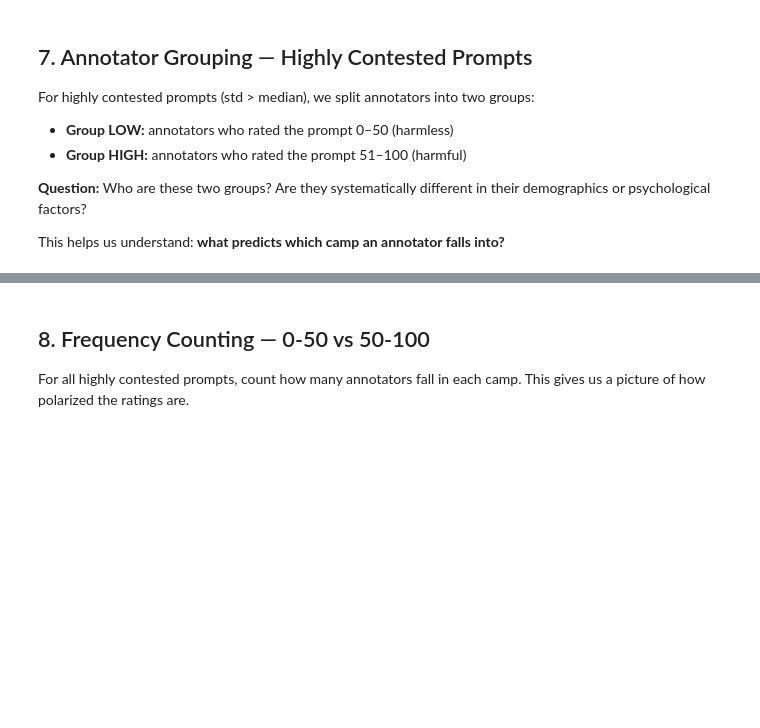
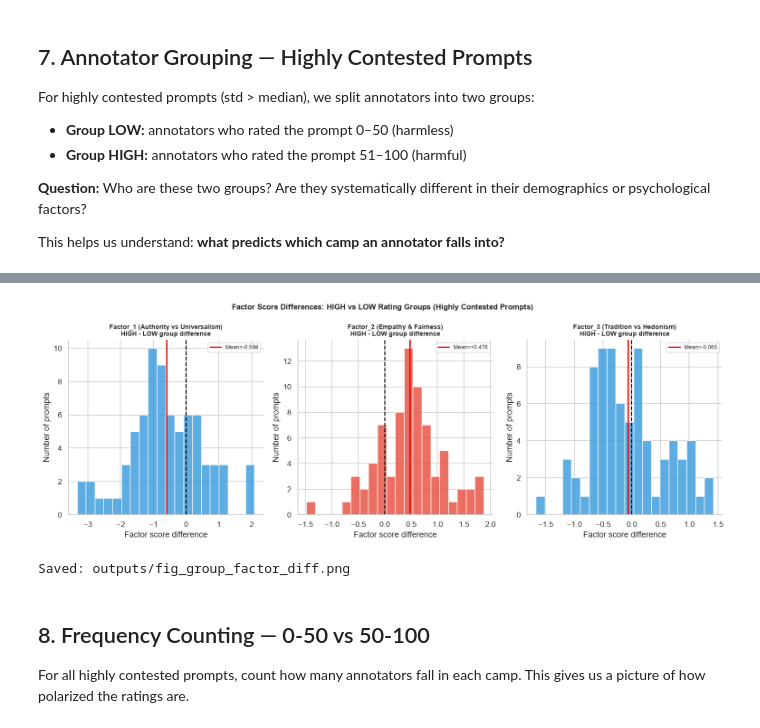
Before and after one commit to guldenakkuss/PluriHarms-release, a Jupyter notebook: notebooks/CorrelationAnalysis.ipynb, the cells around one changed output, grey strips where cells are left out. Drawn from its saved outputs; the diff is of its cells as text; code cells hidden in the pictures; blank space fills up the shorter version.

```diff
--- a/notebooks/CorrelationAnalysis.ipynb
+++ b/notebooks/CorrelationAnalysis.ipynb
@@ -493,35 +587,32 @@ else:
 # %%
-# Visualize factor differences
 fig, axes = plt.subplots(1, 3, figsize=(14, 5))
 
 factors = ['Factor1_diff', 'Factor2_diff', 'Factor3_diff']
-titles  = ['Factor_1
-(Authority vs Universalism)',
-           'Factor_2
-(Empathy & Fairness)',
-           'Factor_3
-(Tradition vs Hedonism)']
+titles  = ['Factor_1 (Authority vs Universalism)',
+           'Factor_2 (Empathy & Fairness)',
+           'Factor_3 (Tradition vs Hedonism)']
 colors  = ['#e74c3c' if group_df[f].mean() > 0 else '#3498db' for f in factors]
 
 for ax, factor, title, color in zip(axes, factors, titles, colors):
     ax.hist(group_df[factor], bins=20, color=color, edgecolor='white', alpha=0.8)
     ax.axvline(0, color='black', linewidth=1.5, linestyle='--')
     ax.axvline(group_df[factor].mean(), color='red', linewidth=2,
                label=f'Mean={group_df[factor].mean():+.3f}')
-    ax.set_title(f'{title}
-HIGH - LOW group difference', fontweight='bold', fontsize=9)
+    ax.set_title(f'{title}\nHIGH - LOW group difference', fontweight='bold', fontsize=9)
     ax.set_xlabel('Factor score difference')
     ax.set_ylabel('Number of prompts')
     ax.legend(fontsize=8)
     ax.spines[['top','right']].set_visible(False)
 
-fig.suptitle('Factor Score Differences: HIGH vs LOW Rating Groups
-(Highly Contested Prompts)',
+fig.suptitle('Factor Score Differences: HIGH vs LOW Rating Groups (Highly Contested Prompts)',
              fontweight='bold', fontsize=11)
 plt.tight_layout()
 plt.savefig("outputs/fig_group_factor_diff.png", bbox_inches='tight')
 plt.show()
 print("Saved: outputs/fig_group_factor_diff.png")
+# %% [output]
+[figure, added]
+Saved: outputs/fig_group_factor_diff.png
 # %% [markdown]
 ## 8. Frequency Counting — 0-50 vs 50-100
 
```
Also changed, not shown: parts of 18 cells of this notebook, 25 other files.
